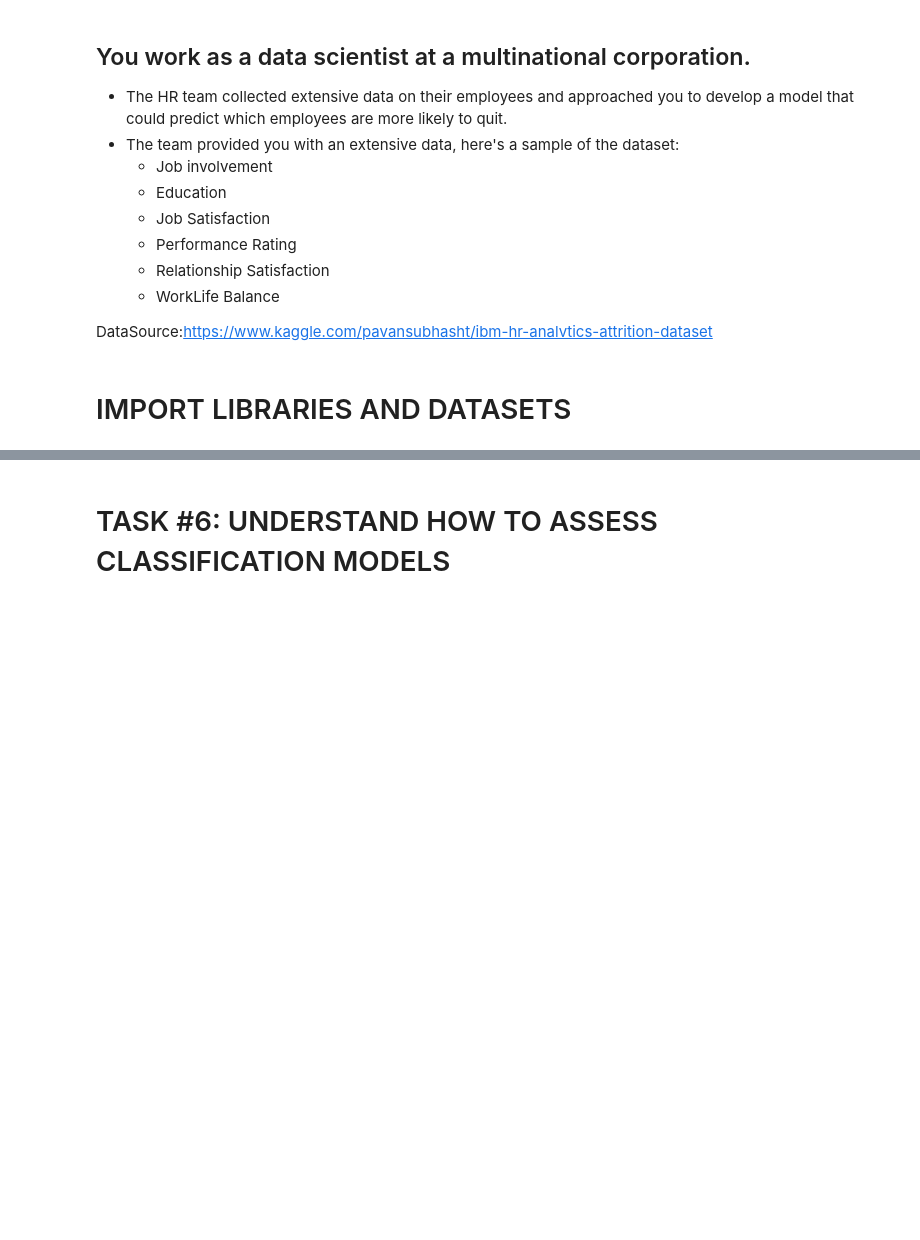
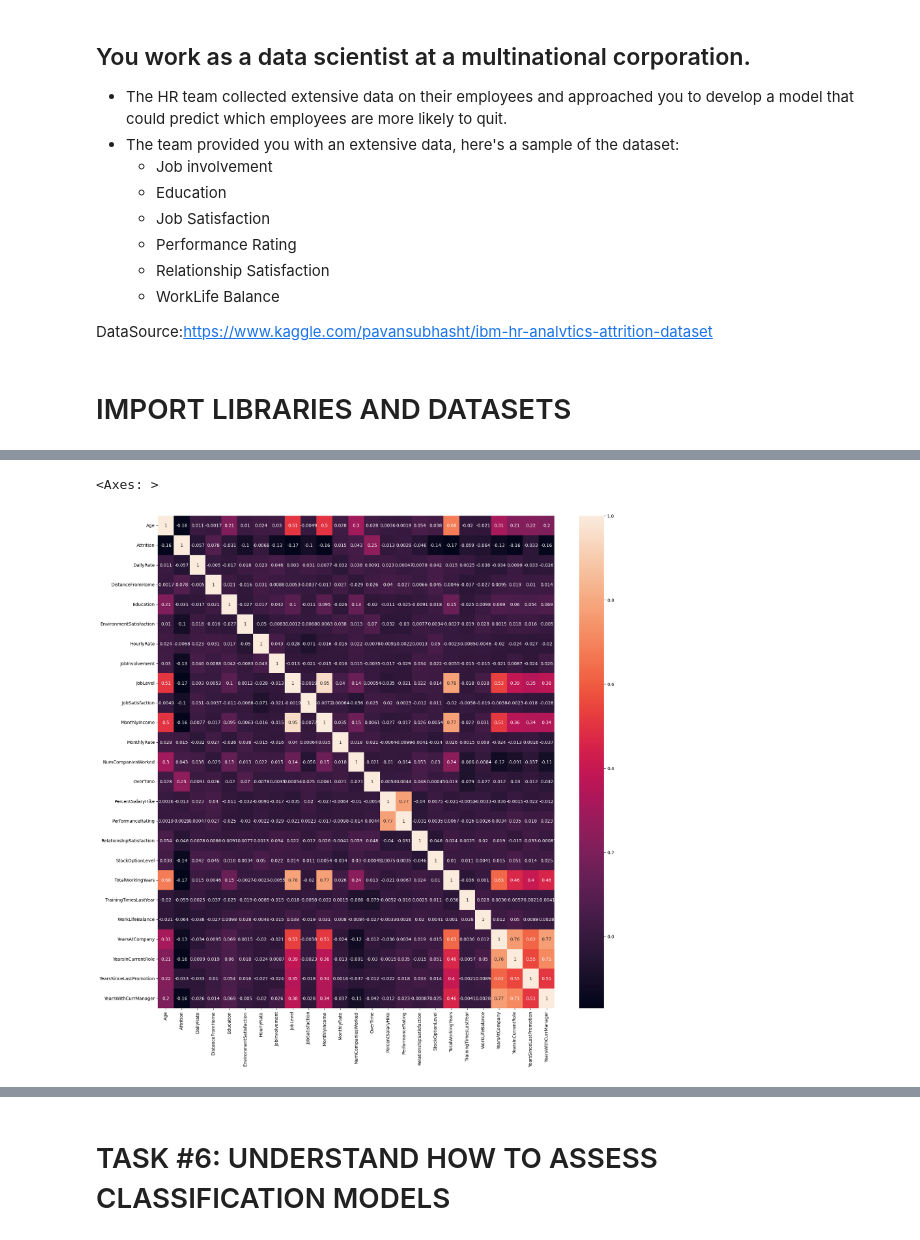
Before and after one commit to FemiAdesola/Data-Science, a Jupyter notebook: Human_Resources_Department.ipynb, the cells around one changed output, grey strips where cells are left out. Cells and saved outputs as stored; diff of their text form; code cells hidden in the pictures; blank space fills up the shorter version.

```diff
--- a/Human_Resources_Department.ipynb
+++ b/Human_Resources_Department.ipynb
@@ -125,0 +180,5 @@ left_df.describe()
+# %%
+# It makes sense to drop 'EmployeeCount' , 'Standardhours' and 'Over18' since they do not change from one employee to the other
+# Let's drop 'EmployeeNumber' as well
+
+employee_df.drop(['EmployeeCount', 'StandardHours','Over18', 'EmployeeNumber'], axis = 1, inplace=True)
@@ -125,0 +249,12 @@ left_df.describe()
+# %%
+correlations = employee_df.corr()
+f, ax = plt.subplots(figsize = (20,20))
+sns.heatmap(correlations, annot=True)
+
+# Job level is strongly correlated with total working hours
+# Monthly income is strongly correlated with Job level
+# Monthly income is strongly correlated with total working hours
+# Age is stongly correlated with monthly income
+# %% [output]
+<Axes: >
+[figure, added]
```
Also changed, not shown: parts of 65 cells of this notebook.
